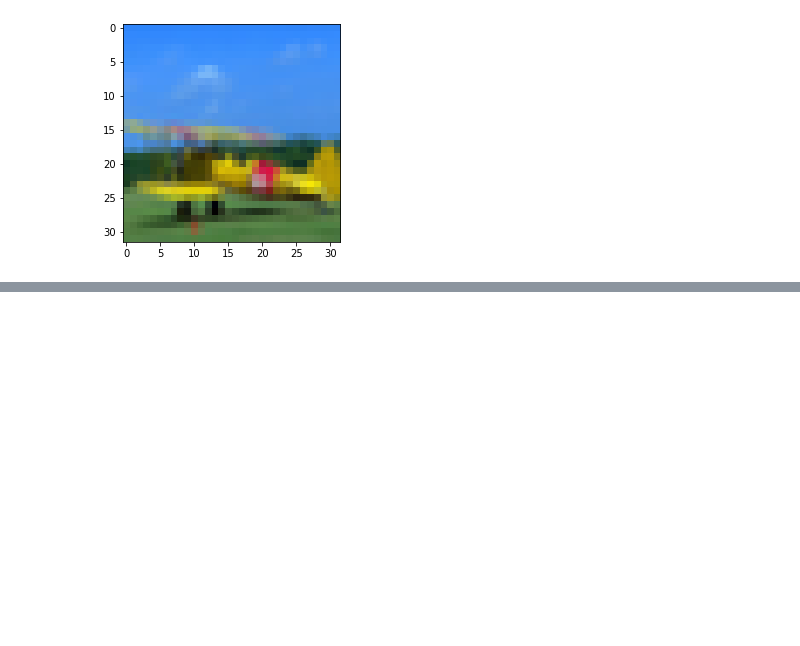
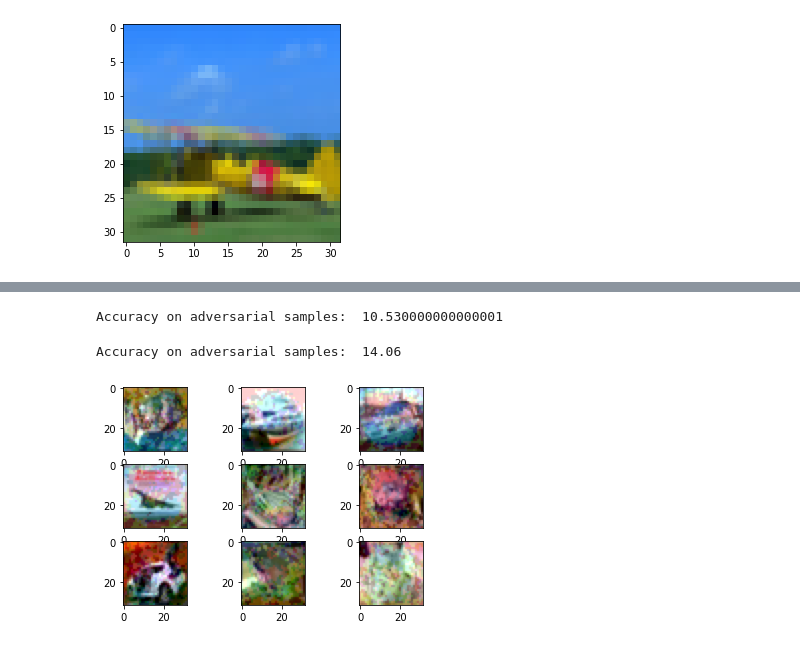
Before and after one commit to mschroeder11/machine-learning, a Jupyter notebook: final project/MLattacks.ipynb, the cells around one changed output, grey strips where cells are left out. Drawn from its saved outputs; the diff is of its cells as text; code cells hidden in the pictures; blank space fills up the shorter version.

```diff
--- a/final project/MLattacks.ipynb
+++ b/final project/MLattacks.ipynb
@@ -101,6 +97,0 @@ model.score(x_test_flat, y_test)
-# %%
-from sklearn.tree import DecisionTreeClassifier
-model = DecisionTreeClassifier(criterion="entropy")
-model.fit(x_train_flat, y_train_flat)
-predict = model.predict(x_test_flat)
-model.score(x_test_flat, y_test_flat)
@@ -108,0 +98,7 @@ model.score(x_test_flat, y_test_flat)
+# %%
+# logistic regression
+from sklearn.linear_model import LogisticRegression
+lr_model = LogisticRegression()
+lr_model.fit(x_train_flat, y_train_flat)
+predict = lr_model.predict(x_test_flat)
+lr_model.score(x_test_flat, y_test_flat)
@@ -337,0 +306,25 @@ Original label is plane and predicted label is truck
+# %%
+#Fast gradient method on neural network
+from art.attacks.evasion import FastGradientMethod
+
+attack = FastGradientMethod(estimator=keras_classifier, eps=0.1)
+x_test_fgm = attack.generate(x=x_test)
+preds = np.argmax(model.predict(x_test_fgm), axis=1)
+acc = np.sum(preds == np.argmax(y_test, axis=1)) / y_test.shape[0]
+print("Accuracy on adversarial samples: ", (acc * 100))
+# %% [output]
+Accuracy on adversarial samples:  10.530000000000001
+# %%
+from art.attacks.evasion import FastGradientMethod
+#fast gradient method on logistic regression
+attack = FastGradientMethod(estimator=logreg_classifier, eps=0.1)
+x_test_fgm_flat = attack.generate(x=x_test_flat)
+preds = lr_model.predict(x_test_fgm_flat)
+acc = lr_model.score(x_test_fgm_flat, y_test_flat)
+print("Accuracy on adversarial samples: ", (acc * 100))
+# %% [output]
+Accuracy on adversarial samples:  14.06
+# %%
+display_img(9, x_test_fgm_flat.reshape(x_test_fgm_flat.shape[0], 32, 32, 3))
+# %% [output]
+[figure, added]
```
Also changed, not shown: parts of 27 cells of this notebook, 1 other file.
